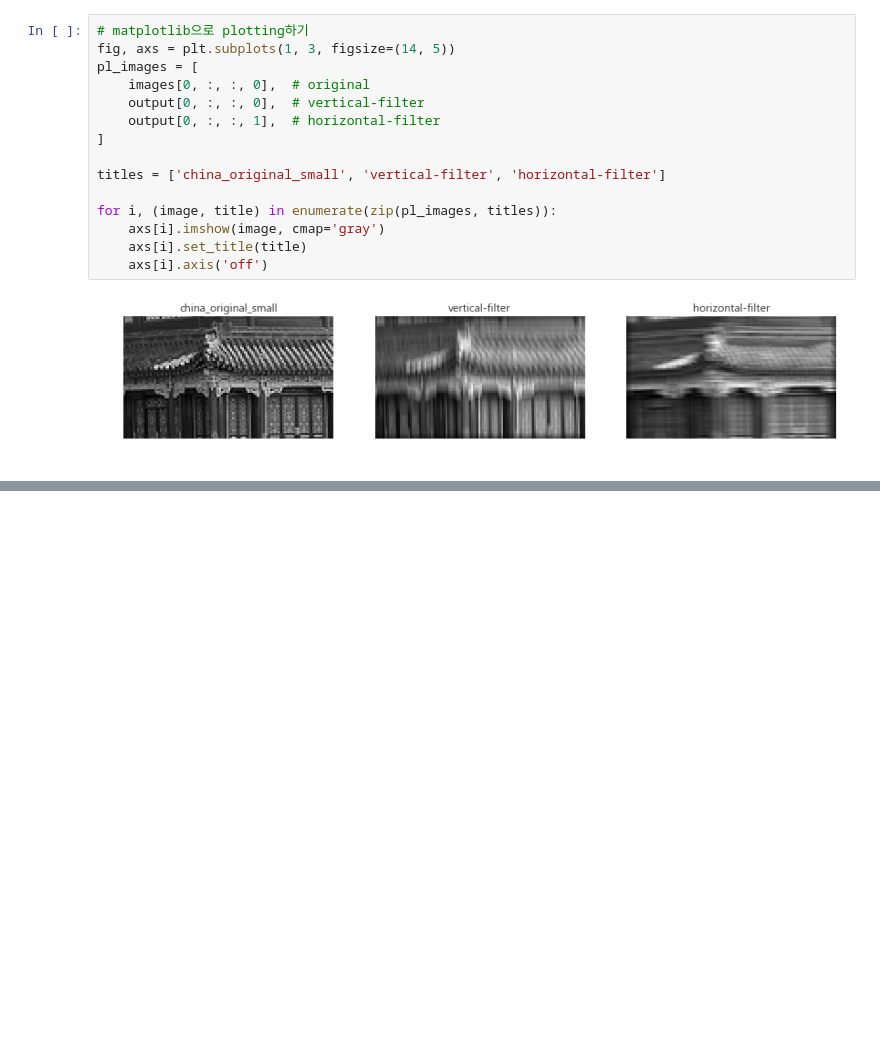
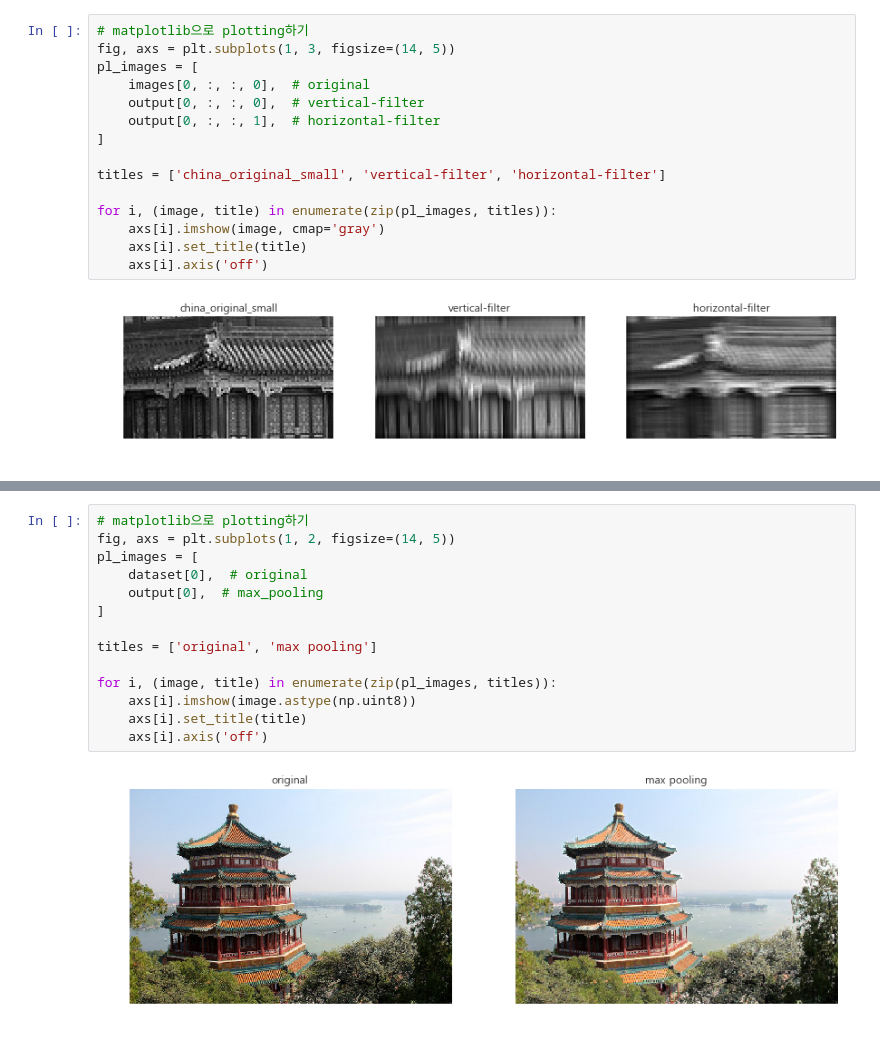
Before and after one commit to ExcelsiorCJH/Hands-On-ML, a Jupyter notebook: Chap13-Convolutional_Neural_Networks/Chap13-Convolutional_Neural_Networks.ipynb, the cells around one changed output, grey strips where cells are left out. Drawn from its saved outputs; the diff is of its cells as text; blank space fills up the shorter version.

```diff
--- a/Chap13-Convolutional_Neural_Networks/Chap13-Convolutional_Neural_Networks.ipynb
+++ b/Chap13-Convolutional_Neural_Networks/Chap13-Convolutional_Neural_Networks.ipynb
@@ -368,0 +548,16 @@ for i, (image, title) in enumerate(zip(pl_images, titles)):
+# %%
+# matplotlib으로 plotting하기
+fig, axs = plt.subplots(1, 2, figsize=(14, 5))
+pl_images = [
+    dataset[0],  # original
+    output[0],  # max_pooling
+]
+
+titles = ['original', 'max pooling']
+
+for i, (image, title) in enumerate(zip(pl_images, titles)):
+    axs[i].imshow(image.astype(np.uint8))
+    axs[i].set_title(title)
+    axs[i].axis('off')
+# %% [output]
+[figure, added]
```
Also changed, not shown: parts of 18 cells of this notebook, 1 other file.
